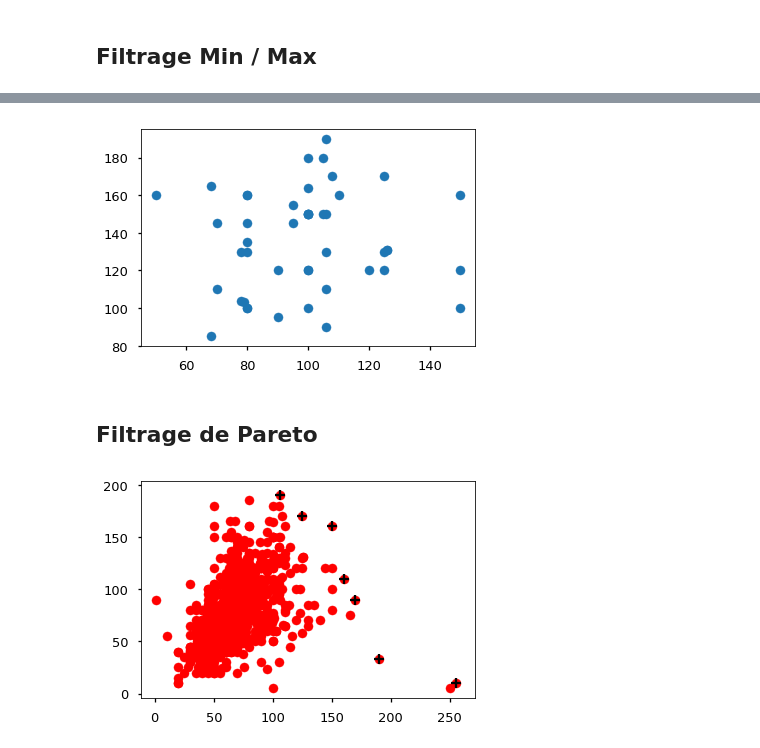
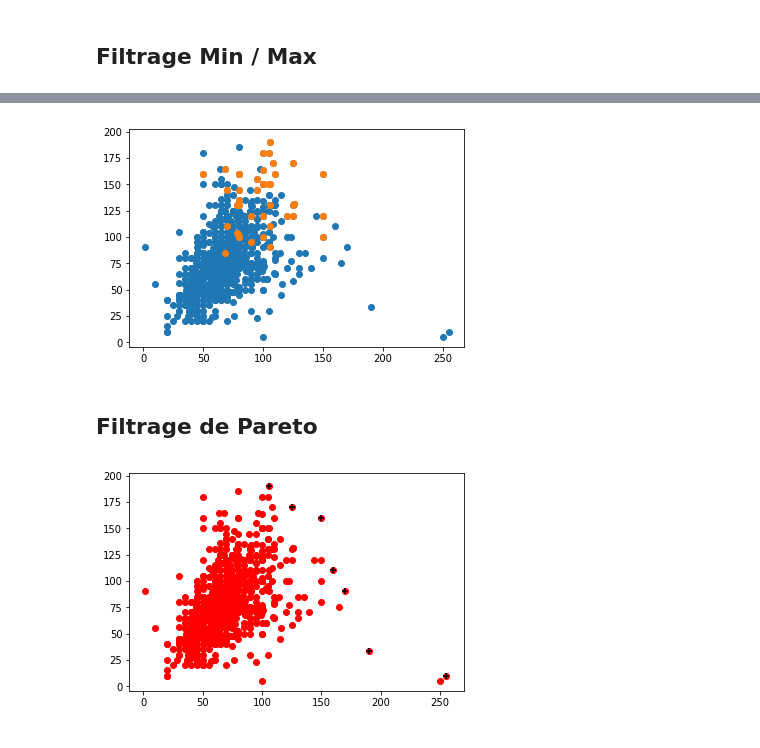
Before and after one commit to Chris-Fr-C/Projet-Tutore-INSA-2018, a Jupyter notebook: Preprocessing/Preprocessing.ipynb, the cells around one changed output, grey strips where cells are left out. Saved outputs shown, nothing was run; the diff lists cells and outputs as text; code cells hidden in the pictures.

Commit message:
Motors et V0.2 du rapport preprocessing

```diff
--- a/Preprocessing/Preprocessing.ipynb
+++ b/Preprocessing/Preprocessing.ipynb
@@ -99,21 +50,22 @@ def filtrage (self, bornes:list, last = True)->np.array:
         return temp
 preprocessing.filtrage = filtrage
 # %%
-tryhard = filtrage(pokemonArray)
+instance = preprocessing(motors)
 
 bornes =np.array([(0,800),
                  (600,800),
                  (0, 200),
                  (0, 200),
                  (0, 200),
                  (0, 200),
                  (0, 200),
                  (0, 200)
                  ])
-test = tryhard.filtragemm(bornes)
-plt.scatter(test[:,2], test[:,3])
+demo = instance.filtrage(bornes)
+plt.scatter(motors[:,2], motors[:,3])
+plt.scatter(demo[:,2], demo[:,3])
 plt.show()
 # %% [output]
-[figure, old version]
+[figure, new version]
 # %% [markdown]
 ## Filtrage de Pareto
@@ -120,9 +110,9 @@ plt.show()
 # %%
 choixPareto = np.array([2,3])#Liste des axes que l'on choisi pour Pareto
-test = tryhard.pareto(choixPareto)#Appel du filtrage pareto
-test = test[test[:,2].argsort()]
-plt.scatter(pokemonArray[:,2], pokemonArray[:,3], c='red')
-plt.scatter(test[:,2], test[:,3],marker='+', c='black', label='MultiAxis Pareto')
+demo = instance.pareto(choixPareto)#Appel du filtrage pareto
+demo = demo[demo[:,2].argsort()]
+plt.scatter(motors[:,2], motors[:,3], c='red')
+plt.scatter(demo[:,2], demo[:,3],marker='+', c='black', label='MultiAxis Pareto')
 plt.show()
 # %% [output]
-[figure, old version]
+[figure, new version]
```
Also changed, not shown: parts of 4 cells of this notebook, 1 other file.
